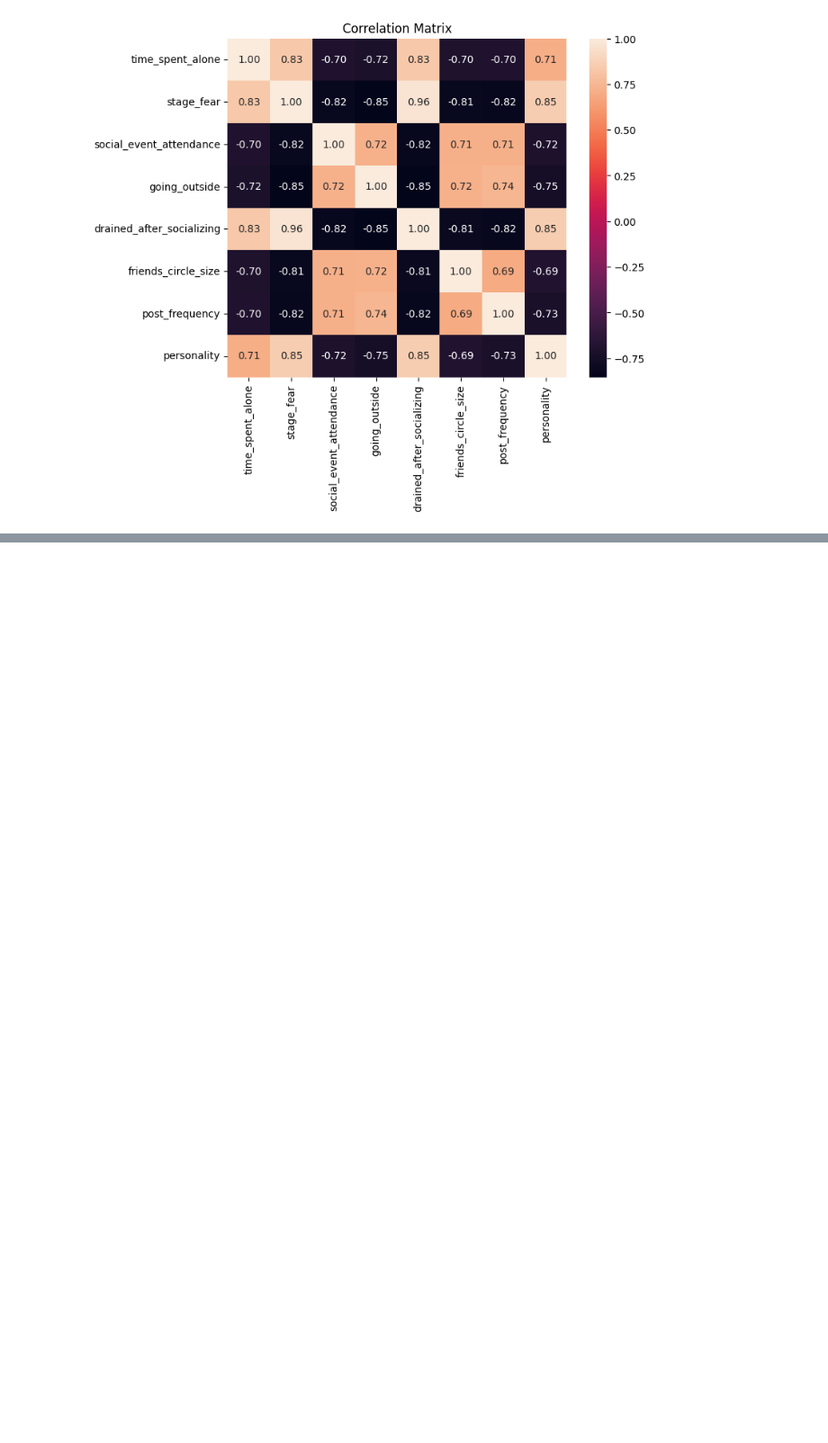
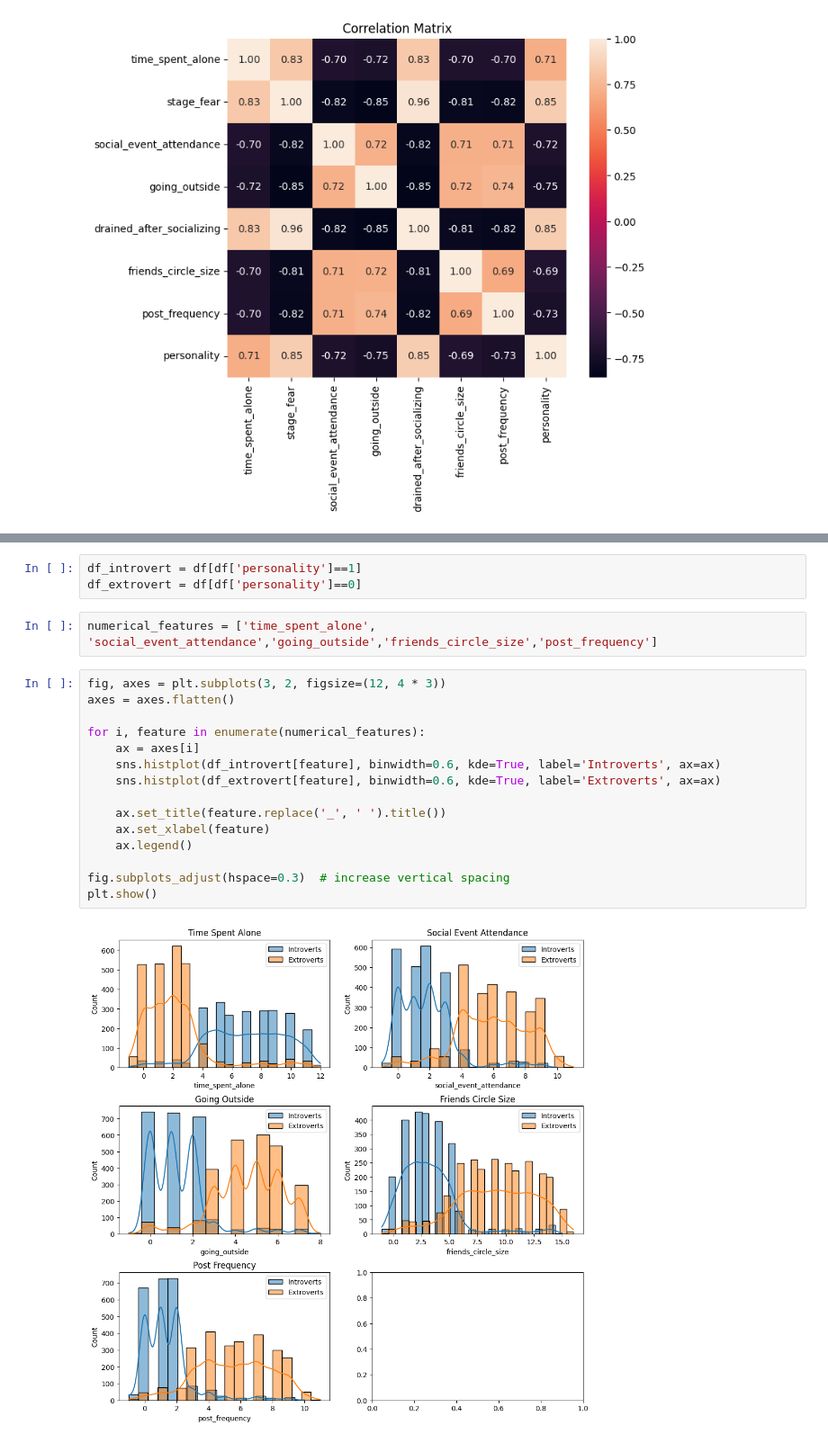
Before and after one commit to petrushki/PersonalityPredictor, a Jupyter notebook: notebook.ipynb, the cells around one changed output, grey strips where cells are left out. Shown: that part at 90% size. Cells and saved outputs as stored; diff of their text form; blank space fills up the shorter version.

```diff
--- a/notebook.ipynb
+++ b/notebook.ipynb
@@ -114,0 +129,22 @@ plt.show()
+# %%
+df_introvert = df[df['personality']==1]
+df_extrovert = df[df['personality']==0]
+# %%
+numerical_features = ['time_spent_alone', 'social_event_attendance','going_outside','friends_circle_size','post_frequency']
+# %%
+fig, axes = plt.subplots(3, 2, figsize=(12, 4 * 3))
+axes = axes.flatten()
+
+for i, feature in enumerate(numerical_features):
+    ax = axes[i]
+    sns.histplot(df_introvert[feature], binwidth=0.6, kde=True, label='Introverts', ax=ax)
+    sns.histplot(df_extrovert[feature], binwidth=0.6, kde=True, label='Extroverts', ax=ax)
+
+    ax.set_title(feature.replace('_', ' ').title())
+    ax.set_xlabel(feature)
+    ax.legend()
+
+fig.subplots_adjust(hspace=0.3)  # increase vertical spacing
+plt.show()
+# %% [output]
+[figure, added]
```
Also changed, not shown: parts of 30 cells of this notebook.
